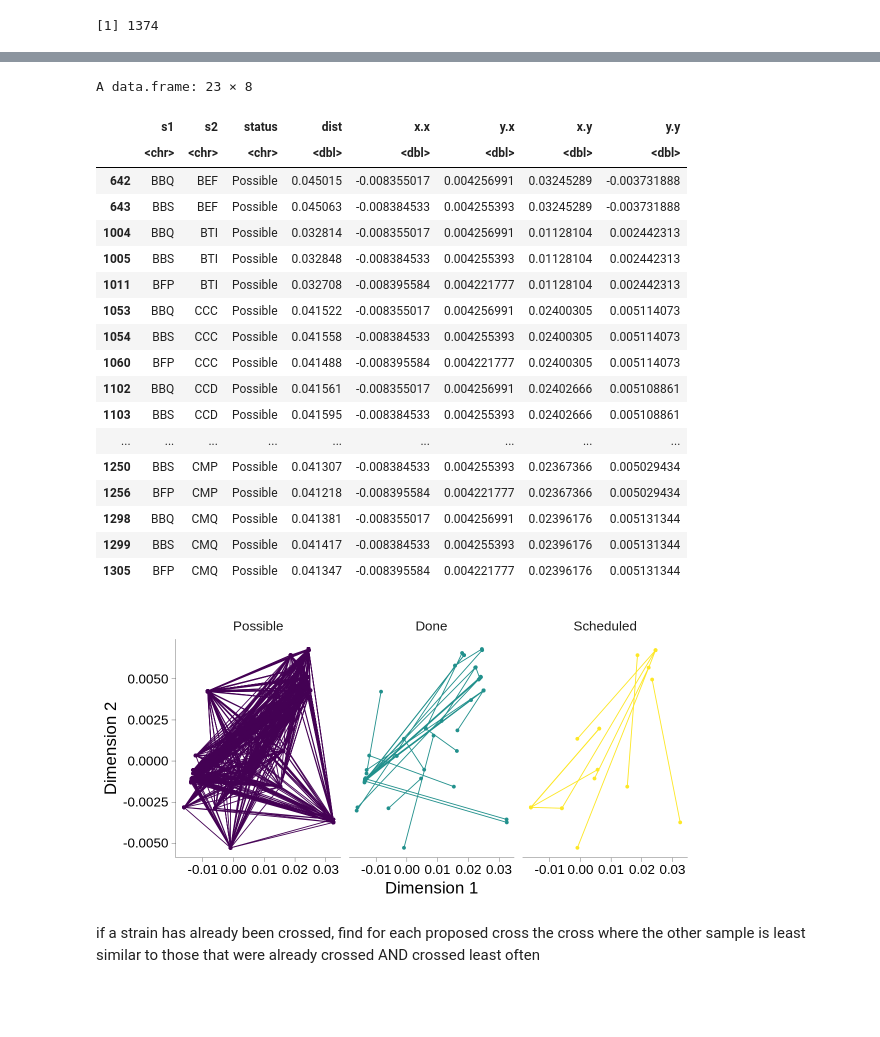
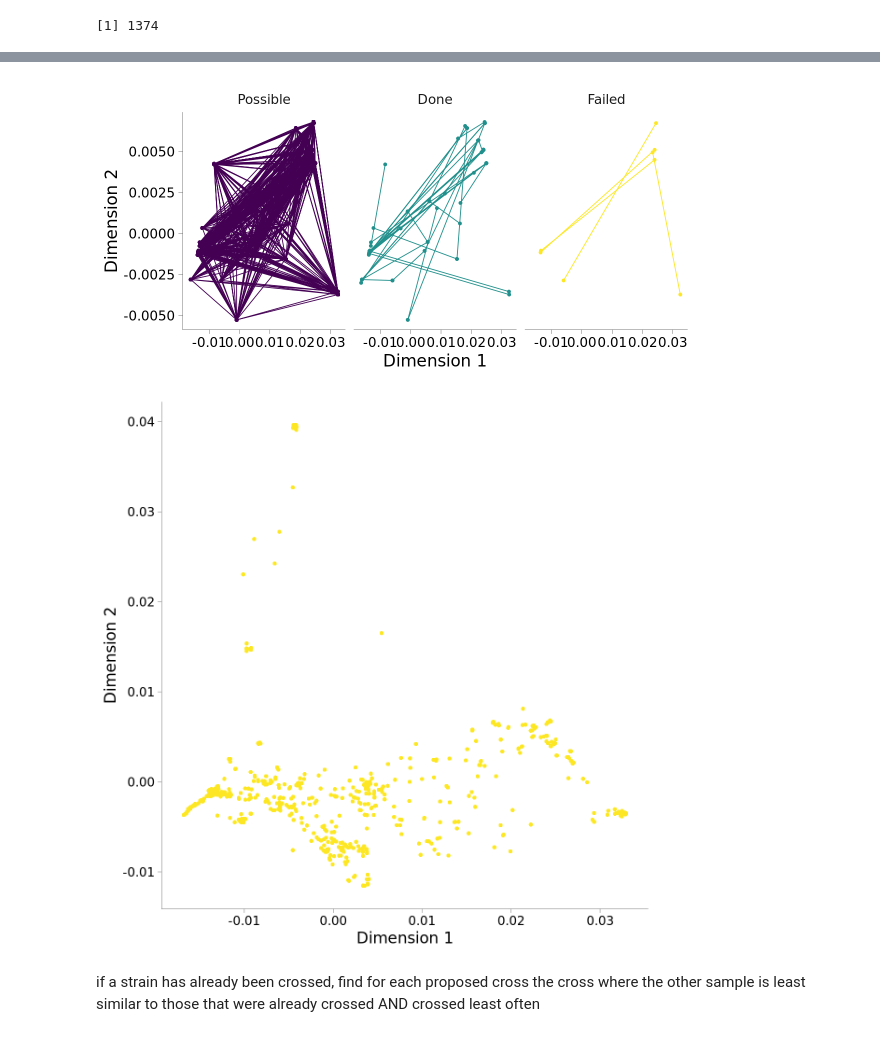
Before and after one commit to jnrunge/TRD, a Jupyter notebook: All measures except opposite homozygous loci.ipynb, the cells around one changed output, grey strips where cells are left out. Saved outputs shown, nothing was run; the diff lists cells and outputs as text; code cells hidden in the pictures; blank space fills up the shorter version.

```diff
--- a/All measures except opposite homozygous loci.ipynb
+++ b/All measures except opposite homozygous loci.ipynb
@@ -272,0 +264,7 @@ A data.frame: 6 × 12
+# %%
+ac_OG_remaining=subset(ac_OG, !(paste(row,col) %in% paste(already_crossed_and_potential$s1, already_crossed_and_potential$s2)))
+ac_OG_remaining$status="Rest"
+ac_OG_remaining$s1=ac_OG_remaining$row
+ac_OG_remaining$s2=ac_OG_remaining$col
+already_crossed_and_potential_and_rest=bind_rows(already_crossed_and_potential, ac_OG_remaining[,c("s1","s2","status")])
+summary(as.factor(already_crossed_and_potential_and_rest$status))
@@ -313,22 +304,0 @@ A data.frame: 6 × 8
-# %%
-already_crossed_and_potential[already_crossed_and_potential$x.x<0 & already_crossed_and_potential$y.x >0.0025,]
-# %% [output]
-A data.frame: 23 × 8
-|  | s1 | s2 | status | dist | x.x | y.x | x.y | y.y |
-|  | <chr> | <chr> | <chr> | <dbl> | <dbl> | <dbl> | <dbl> | <dbl> |
-| 642 | BBQ | BEF | Possible | 0.045015 | -0.008355017 | 0.004256991 | 0.03245289 | -0.003731888 |
-| 643 | BBS | BEF | Possible | 0.045063 | -0.008384533 | 0.004255393 | 0.03245289 | -0.003731888 |
-| 1004 | BBQ | BTI | Possible | 0.032814 | -0.008355017 | 0.004256991 | 0.01128104 | 0.002442313 |
-| 1005 | BBS | BTI | Possible | 0.032848 | -0.008384533 | 0.004255393 | 0.01128104 | 0.002442313 |
-| 1011 | BFP | BTI | Possible | 0.032708 | -0.008395584 | 0.004221777 | 0.01128104 | 0.002442313 |
-| 1053 | BBQ | CCC | Possible | 0.041522 | -0.008355017 | 0.004256991 | 0.02400305 | 0.005114073 |
-| 1054 | BBS | CCC | Possible | 0.041558 | -0.008384533 | 0.004255393 | 0.02400305 | 0.005114073 |
-| 1060 | BFP | CCC | Possible | 0.041488 | -0.008395584 | 0.004221777 | 0.02400305 | 0.005114073 |
-| 1102 | BBQ | CCD | Possible | 0.041561 | -0.008355017 | 0.004256991 | 0.02402666 | 0.005108861 |
-| 1103 | BBS | CCD | Possible | 0.041595 | -0.008384533 | 0.004255393 | 0.02402666 | 0.005108861 |
-| ... | ... | ... | ... | ... | ... | ... | ... | ... |
-| 1250 | BBS | CMP | Possible | 0.041307 | -0.008384533 | 0.004255393 | 0.02367366 | 0.005029434 |
-| 1256 | BFP | CMP | Possible | 0.041218 | -0.008395584 | 0.004221777 | 0.02367366 | 0.005029434 |
-| 1298 | BBQ | CMQ | Possible | 0.041381 | -0.008355017 | 0.004256991 | 0.02396176 | 0.005131344 |
-| 1299 | BBS | CMQ | Possible | 0.041417 | -0.008384533 | 0.004255393 | 0.02396176 | 0.005131344 |
-| 1305 | BFP | CMQ | Possible | 0.041347 | -0.008395584 | 0.004221777 | 0.02396176 | 0.005131344 |
@@ -336,0 +305,11 @@ source("../BrusselSprouts/scripts/MyTheme.R")
+# %%
+if(!file.exists(already_crossed_and_potential_and_rest_file<-"~/data/trd/already_crossed_and_potential_and_rest.csv.gz"){
+
+     already_crossed_and_potential_and_rest$dist=unlist(lapply(paste(already_crossed_and_potential_and_rest$s1,already_crossed_and_potential_and_rest$s2),
+                                                    getDist))
+    already_crossed_and_potential_and_rest=left_join(already_crossed_and_potential_and_rest[,1:4], asd2d_data, by=c("s1" = "ID"))
+    already_crossed_and_potential_and_rest=left_join(already_crossed_and_potential_and_rest[,1:6], asd2d_data, by=c("s2" = "ID"))
+        fwrite(already_crossed_and_potential_and_rest, already_crossed_and_potential_and_rest_file)
+}else{
+    already_crossed_and_potential_and_rest=fread(already_crossed_and_potential_and_rest_file,data.table=FALSE)
+}
@@ -337,13 +318,24 @@ source("../BrusselSprouts/scripts/MyTheme.R")
 # %%
 options(repr.plot.width=10, repr.plot.height=5)
-already_crossed_and_potential$status=factor(as.character(already_crossed_and_potential$status), levels=c("Possible","Done","Scheduled"))
+already_crossed_and_potential$status=factor(as.character(already_crossed_and_potential$status), levels=c("Possible","Done","Failed"))
 ggplot(already_crossed_and_potential, aes(x=x.x,xend=x.y,y=y.x,yend=y.y,color=status))+
 geom_segment()+facet_wrap(~status)+geom_point(mapping=aes(x=x.x,y=y.x))+
 geom_point(mapping=aes(x=x.y,y=y.y))+my_theme(20)+theme(legend.position = "none")+
 scale_color_viridis_d()+
 xlab("Dimension 1")+ylab("Dimension 2")
 # %% [output]
-[figure, old version]
+[figure, new version]
+# %%
+options(repr.plot.width=10, repr.plot.height=10)
+already_crossed_and_potential_and_rest$status=factor(as.character(already_crossed_and_potential_and_rest$status), levels=c("Possible","Done","Failed","Rest"))
+
+ggplot(subset(already_crossed_and_potential_and_rest, status%in%c("Done","Rest")), aes(x=x.x,xend=x.y,y=y.x,yend=y.y,color=status))+
+geom_point(mapping=aes(x=x.x,y=y.x))+
+geom_point(mapping=aes(x=x.y,y=y.y))+my_theme(20)+theme(legend.position = "none")+
+scale_color_viridis_d()+
+xlab("Dimension 1")+ylab("Dimension 2")
+# %% [output]
+[figure, added]
 # %%
 already_crossed_strains=unique(c(already_crossed$s1,already_crossed$s2))
 # %% [markdown]
```
Also changed, not shown: parts of 16 cells of this notebook, 1 other file.
